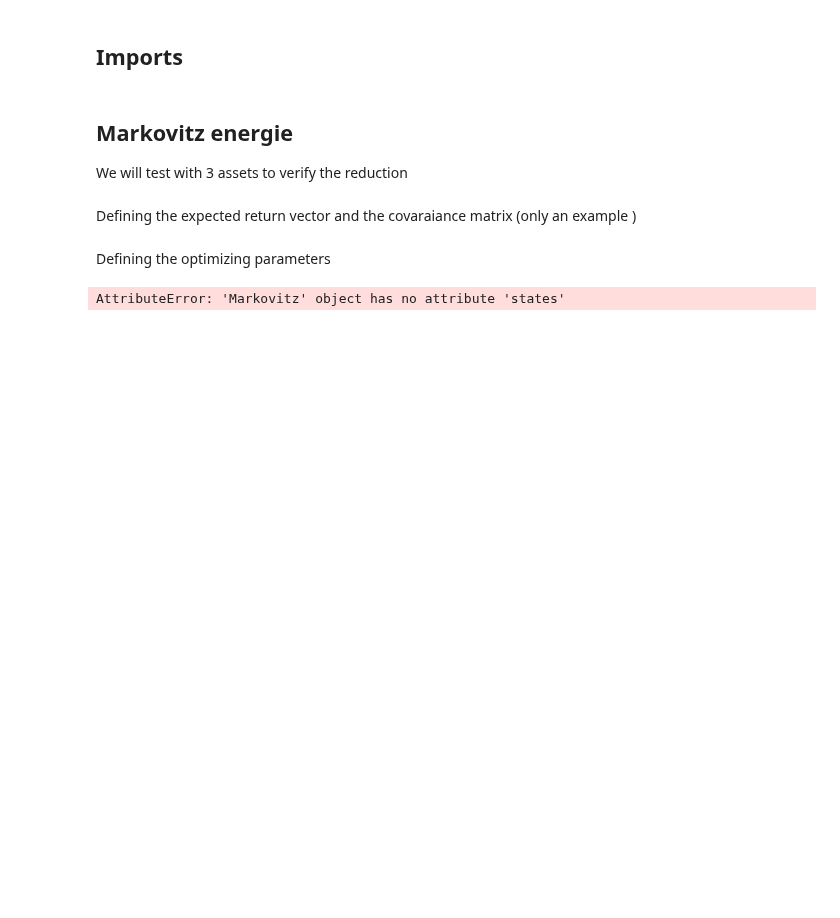
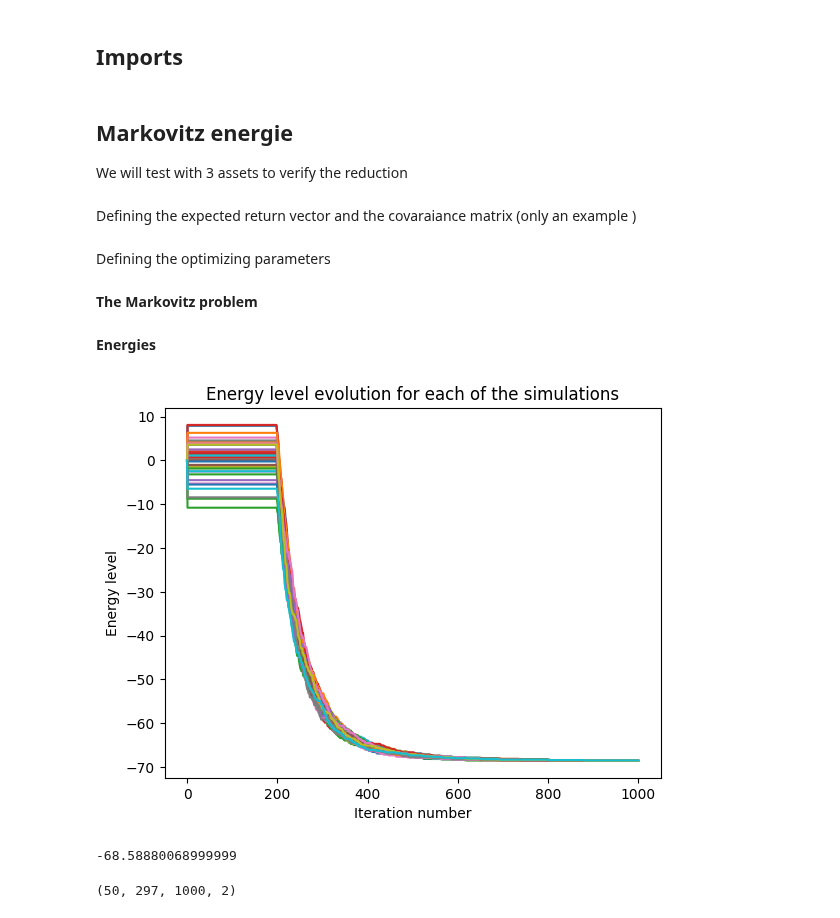
Before and after one commit to NESRINE202/SB_Algorithm_applications, a Jupyter notebook: Markovitz_testing.ipynb, the cells around one changed output. Saved outputs shown, nothing was run; the diff lists cells and outputs as text; code cells hidden in the pictures; blank space fills up the shorter version.

Commit message:
TESTING SB for portfolio optimization

```diff
--- a/Markovitz_testing.ipynb
+++ b/Markovitz_testing.ipynb
@@ -32,13 +32,20 @@ V = covariance_matrix
 # %% [markdown]
 Defining the optimizing parameters
 # %%
-Lamda1 = 1
-Lamda2 = 0.5
-fraction = 6
-step = 0.01
+Lamda1 = 0.5
+Lamda2 = 1
+fraction = 100
+step = 0.1
 iteration = 1000
 n_cond_init = 50
-temperature_fluctuation= 0.01
+def temperature(self, t):
+    tau = iteration/1
+    # temp = 10*(1-np.exp(-1/tau*(t-1)))
+    temp = 0.1*np.log(100*t)
+    return 0.1
+    # r = np.random.randint(0, 2)*2-1
+    # return temp
+
 def a(self, t):
     a0=0
     return 0
@@ -46,9 +53,25 @@ def a(self, t):
         return 0.1*t
     else:
         return 7
+
+def step_func(self, t):
+    # return 1.01-np.exp(-0.01*(t-1))
+    # return 1/t
+    return 0.01
+# %% [markdown]
+**The Markovitz problem**
 # %%
-import Markovitz_reduction
-markovitz = Markovitz_reduction.Markovitz(fraction,V, Mu, Lamda1, Lamda2, step, iteration, n_cond_init,temperature_fluctuation,a)
-Weights = markovitz.Ising_to_Potfolio()
+markovitz = Markovitz_reduction.Markovitz(fraction,V, Mu, Lamda1, Lamda2, step, iteration, n_cond_init,temperature,a)
-# %% [output]
-AttributeError: 'Markovitz' object has no attribute 'states'
+# %% [markdown]
+**Energies**
+# %%
+states,energies = markovitz.SB_optimization(step_func, iteration, n_cond_init,temperature,a)
+results_annalysis.plot_energies_evolution(energies)
+results_annalysis.extract_full_solution(states, energies)[0]
+# %% [output]
+[figure, added]
+-68.58880068999999
+# %%
+print(np.shape(states))
+# %% [output]
+(50, 297, 1000, 2)
```
Also changed, not shown: parts of 5 cells of this notebook, 1 other file.
